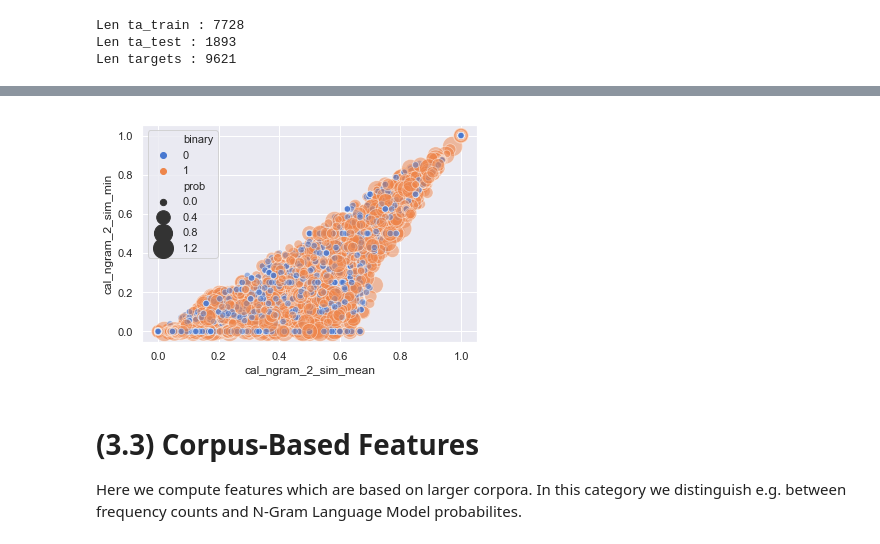
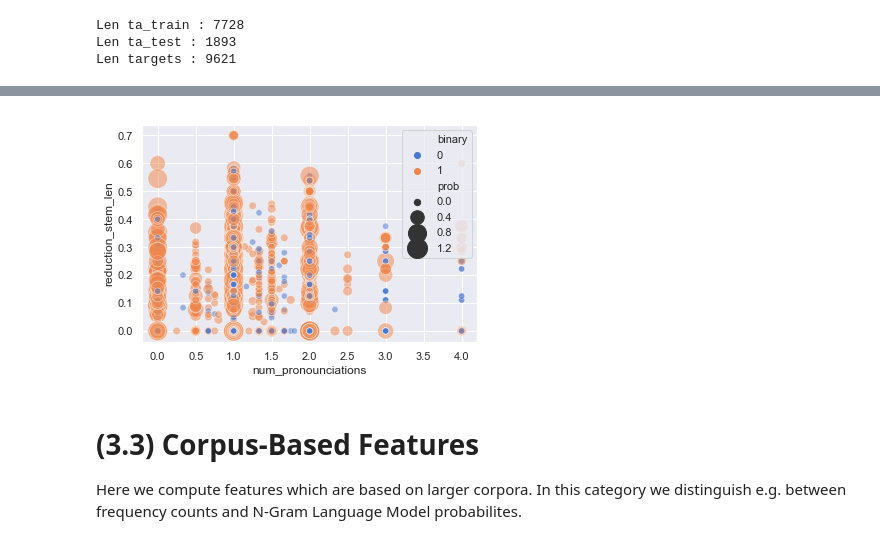
Before and after one commit to kristiankolthoff/CoWoPhId, a Jupyter notebook: python/features_cwi.ipynb, the cells around one changed output, grey strips where cells are left out. Saved outputs shown, nothing was run; the diff lists cells and outputs as text; code cells hidden in the pictures.

```diff
--- a/python/features_cwi.ipynb
+++ b/python/features_cwi.ipynb
@@ -109,6 +215,7 @@ def features_orthographic(dataframe):
     df['ratio_num_letters'] = df.target.apply(lambda target : agg_feat_num_average(target, ratio_num_letters))
     df['ratio_non_ascii_letters'] = df.target.apply(lambda target : agg_feat_num_average(target, ratio_non_ascii_letters))
     df['hyphenated'] = df.target.apply(lambda target : int('-' in target))
+    df = df.fillna(0)
     return df
 
 fc_orthographic = FeatureCategory('orthographic', features_orthographic)
@@ -396,7 +511,7 @@ trigram_dist = NGram(3)
 
 def features_linguistic(dataframe):
     df = dataframe.copy()
-    df['mrc_nphon'] = df.target.apply(lambda target : agg_feat_num_average(target, mrc_database, lambda word : word.nphon))
+    df['mrc_nphon'] = df.target.apply(lambda target : agg_feat_num_average(target, mrc_database, lambda word : word.nphon, 0))
     df['cal_ngram_2_sim_min'] = df.target.apply(lambda target : agg_feat_num_average(target, cognate_across_languages_sim, \
                                 lambda source, dest : 1 - bigram_dist.distance(source, dest), np.min, translations))
     df['cal_ngram_2_sim_max'] = df.target.apply(lambda target : agg_feat_num_average(target, cognate_across_languages_sim, \
@@ -436,11 +551,12 @@ def features_linguistic(dataframe):
     df['diff_len_stem_len'] = df.length - df.porter_stem_len
     df['reduction_stem_len'] = 1 - df.porter_stem_len / df.length
     df = df.drop(['length'], axis = 1)
+    df = df.fillna(0)
     return df
 
 fc_linguistic = FeatureCategory('linguistic', features_linguistic)
 feature_categories.append(fc_linguistic)
 # %%
 dataset_fc_linguistic = [FeatureDataset(ds.name, fc_linguistic,
-                        fc_linguistic.func(ds.train.loc[0:3,]), fc_linguistic.func(ds.test.loc[0:3,])) for ds in datasets]
+                        fc_linguistic.func(ds.train), fc_linguistic.func(ds.test)) for ds in datasets]
 # %%
@@ -450,2 +576,2 @@ KeyboardInterrupt:
 # %%
-concat_features = concat_feature_datasets(dataset_fc_linguistic, dataset_fc_orthographic)
+concat_features = concat_feature_datasets(dataset_fc_orthographic, dataset_fc_linguistic)
@@ -452,18 +592,18 @@ concat_features = concat_feature_datasets(dataset_fc_linguistic, dataset_fc_orth
 # %%
 import seaborn as sns
 import matplotlib.pyplot as plt
 
 sns.set(style="darkgrid")
 
 #Select wikipedia train set of concatenation
 data = concat_features[0].train
 #data = data.loc[data.cal_ngram_2_sim_min>0.8,]
 
-complexity_plot = sns.scatterplot(x="cal_ngram_2_sim_mean", y="cal_ngram_2_sim_min", hue="binary", size='prob',
+complexity_plot = sns.scatterplot(x="num_pronounciations", y="reduction_stem_len", hue="binary", size='prob',
             sizes=(40, 400), alpha=.5, palette="muted",
             data=data)
 plt.show(complexity_plot)
 # %% [output]
-[figure, old version]
+[figure, new version]
 # %%
 figure = complexity_plot.get_figure()
```
Also changed, not shown: parts of 53 cells of this notebook.
